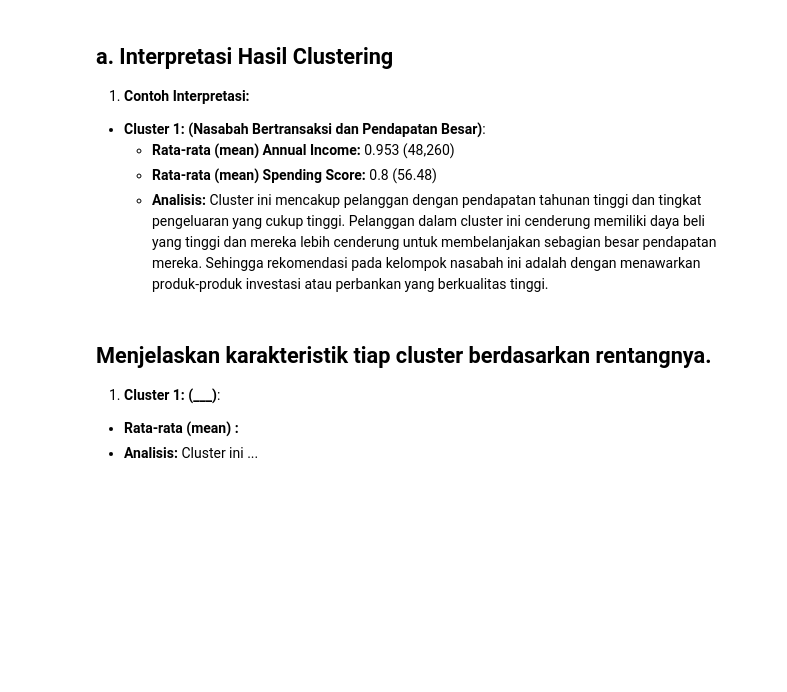
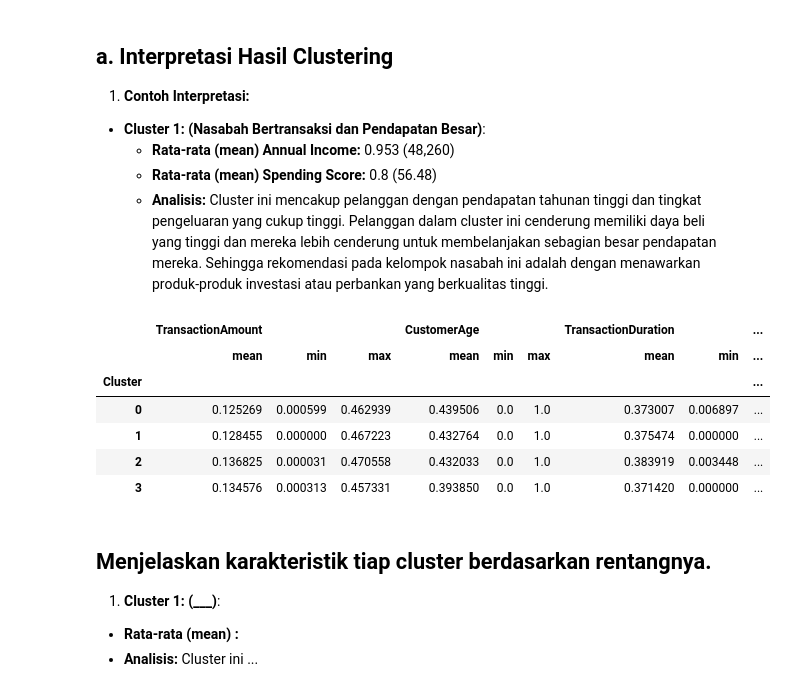
Before and after one commit to AndhikaKusumaW/Asah, a Jupyter notebook: [Clustering]_Submission_Akhir_BMLP_Andhika_Kusuma_Wardana.ipynb, the cells around one changed output. Saved outputs shown, nothing was run; the diff lists cells and outputs as text; code cells hidden in the pictures; blank space fills up the shorter version.

```diff
--- a/[Clustering]_Submission_Akhir_BMLP_Andhika_Kusuma_Wardana.ipynb
+++ b/[Clustering]_Submission_Akhir_BMLP_Andhika_Kusuma_Wardana.ipynb
@@ -426,7 +463,17 @@ NameError: name 'joblib' is not defined
 # %%
 # Menampilkan analisis deskriptif minimal mean, min dan max untuk fitur numerik.
 # Silakan menambahkan fungsi agregasi lainnya untuk experience lebih baik.
 # pastikan output menghasilkan agregasi dan groupby bersamaan dengan mean, min, dan max.
+cluster_analysis = df.groupby('Cluster')[num_cols].agg(['mean', 'min', 'max'])
+cluster_analysis
+# %% [output]
+|  | TransactionAmount |  |  | CustomerAge |  |  | TransactionDuration |  | ... |
+|  | mean | min | max | mean | min | max | mean | min | ... |
+| Cluster |  |  |  |  |  |  |  |  | ... |
+| 0 | 0.125269 | 0.000599 | 0.462939 | 0.439506 | 0.0 | 1.0 | 0.373007 | 0.006897 | ... |
+| 1 | 0.128455 | 0.000000 | 0.467223 | 0.432764 | 0.0 | 1.0 | 0.375474 | 0.000000 | ... |
+| 2 | 0.136825 | 0.000031 | 0.470558 | 0.432033 | 0.0 | 1.0 | 0.383919 | 0.003448 | ... |
+| 3 | 0.134576 | 0.000313 | 0.457331 | 0.393850 | 0.0 | 1.0 | 0.371420 | 0.000000 | ... |
 # %% [markdown]
 ## Menjelaskan karakteristik tiap cluster berdasarkan rentangnya.
 1. **Cluster 1: (___)**:
```
Also changed, not shown: parts of 17 cells of this notebook.
